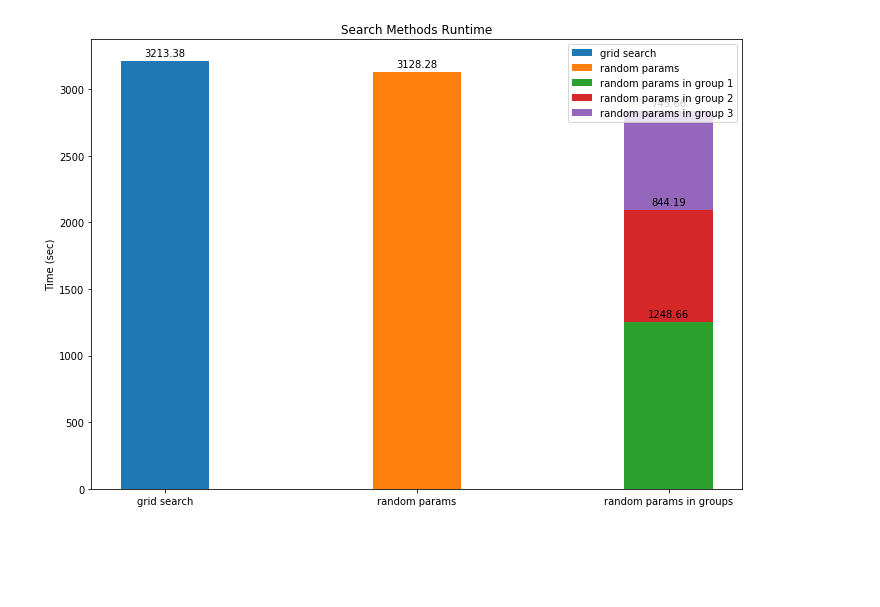
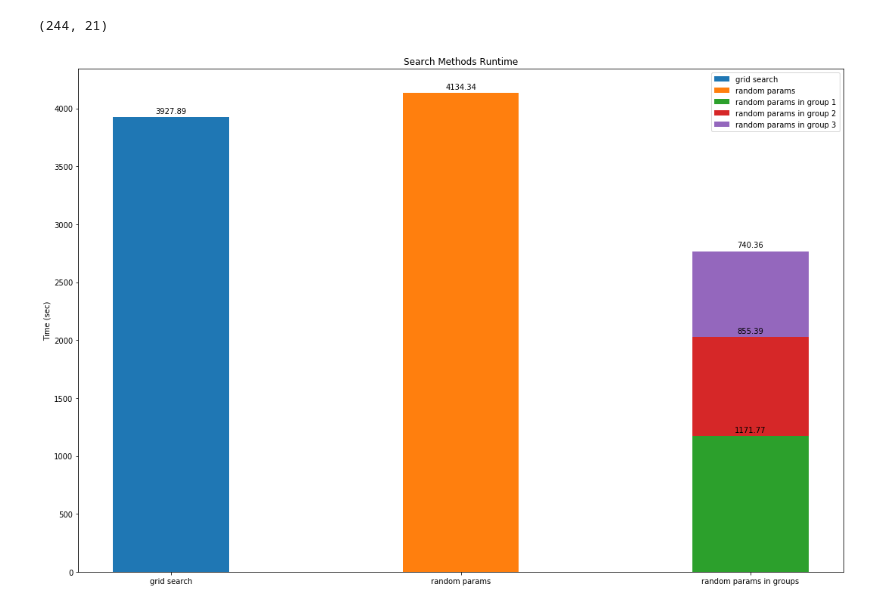
Before and after one commit to HollowPrincess/GradBoostOptim, a Jupyter notebook: xgboost_test_1_analysis.ipynb, the cells around one changed output. Saved outputs shown, nothing was run; the diff lists cells and outputs as text; code cells hidden in the pictures; blank space fills up the shorter version.

Commit message:
Fix experiment 1
fix distributions of alpha, lambda and gamma params

```diff
--- a/xgboost_test_1_analysis.ipynb
+++ b/xgboost_test_1_analysis.ipynb
@@ -9,11 +6,15 @@ df=pd.concat([df,df_new], sort=False)
+# %%
+df.shape
+# %% [output]
+(244, 21)
 # %%
 working_time={
-    'grid search':3213.38,
-    'random params':3128.28,
-    'random params in group 1':1248.66,
-    'random params in group 2':844.19,
-    'random params in group 3':745.66,
-    'default params':48.90
+    'grid search':3927.89,
+    'random params':4134.34,
+    'random params in group 1':1171.77,
+    'random params in group 2':855.39,
+    'random params in group 3':740.36,
+    'default params':61.26
 }
 # %%
 def autolabel(rects, add=0):
@@ -25,42 +26,42 @@ def autolabel(rects, add=0):
                     xytext=(0, 3),  # 3 points vertical offset
                     textcoords="offset points",
                     ha='center', va='bottom')
 
-x = np.arange(3)  # the label locations
-width = 0.35  # the width of the bars
+x = [0,0.5,1]  # the label locations
+width = 0.2  # the width of the bars
 
-fig, ax = plt.subplots(figsize=(10,7))
+fig, ax = plt.subplots(figsize=(15,10))
 
 labels=['grid search','random params', 'random params in groups']
 rects1 = ax.bar(0, working_time['grid search'], width, label='grid search')
-rects2 = ax.bar(1, working_time['random params'], width, label='random params')
+rects2 = ax.bar(0.5, working_time['random params'], width, label='random params')
 
-rects3_1 = ax.bar(2, working_time['random params in group 1'], width, label='random params in group 1')
-rects3_2 = ax.bar(2, working_time['random params in group 2'], width,
+rects3_1 = ax.bar(1, working_time['random params in group 1'], width, label='random params in group 1')
+rects3_2 = ax.bar(1, working_time['random params in group 2'], width,
              bottom=working_time['random params in group 1'], label='random params in group 2')
-rects3_3 = ax.bar(2, working_time['random params in group 3'], width,
+rects3_3 = ax.bar(1, working_time['random params in group 3'], width,
              bottom=working_time['random params in group 2'] + working_time['random params in group 1'],
                   label='random params in group 3')
 
 
 
 ax.set_ylabel('Time (sec)')
 ax.set_title('Search Methods Runtime')
 ax.set_xticks(x)
 ax.set_xticklabels(labels)
-ax.legend()
+ax.legend(loc='best')
 
 autolabel(rects1)
 autolabel(rects2)
 autolabel(rects3_1)
 autolabel(rects3_2, working_time['random params in group 1'])
 autolabel(rects3_3, working_time['random params in group 1']+working_time['random params in group 2'])
 fig.tight_layout()
 
 plt.savefig("graphs/1_time_exec.jpg")
 plt.show()
 # %% [output]
-[figure, old version]
+[figure, new version]
 # %%
 df['iter_num']=0
 for experiment in df.loc[:,'experiment_name'].unique():
```
Also changed, not shown: parts of 10 cells of this notebook, 15 other files.
